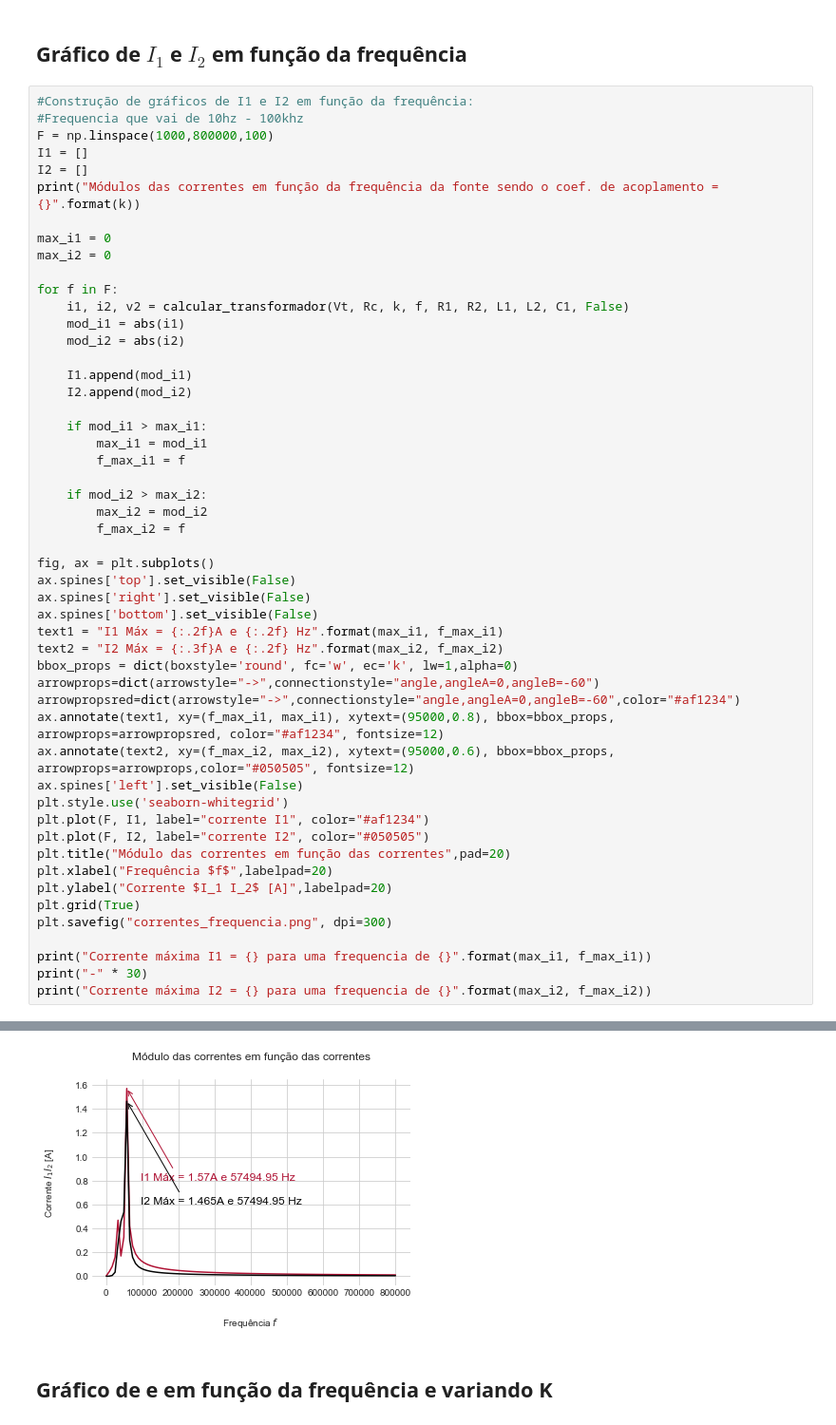
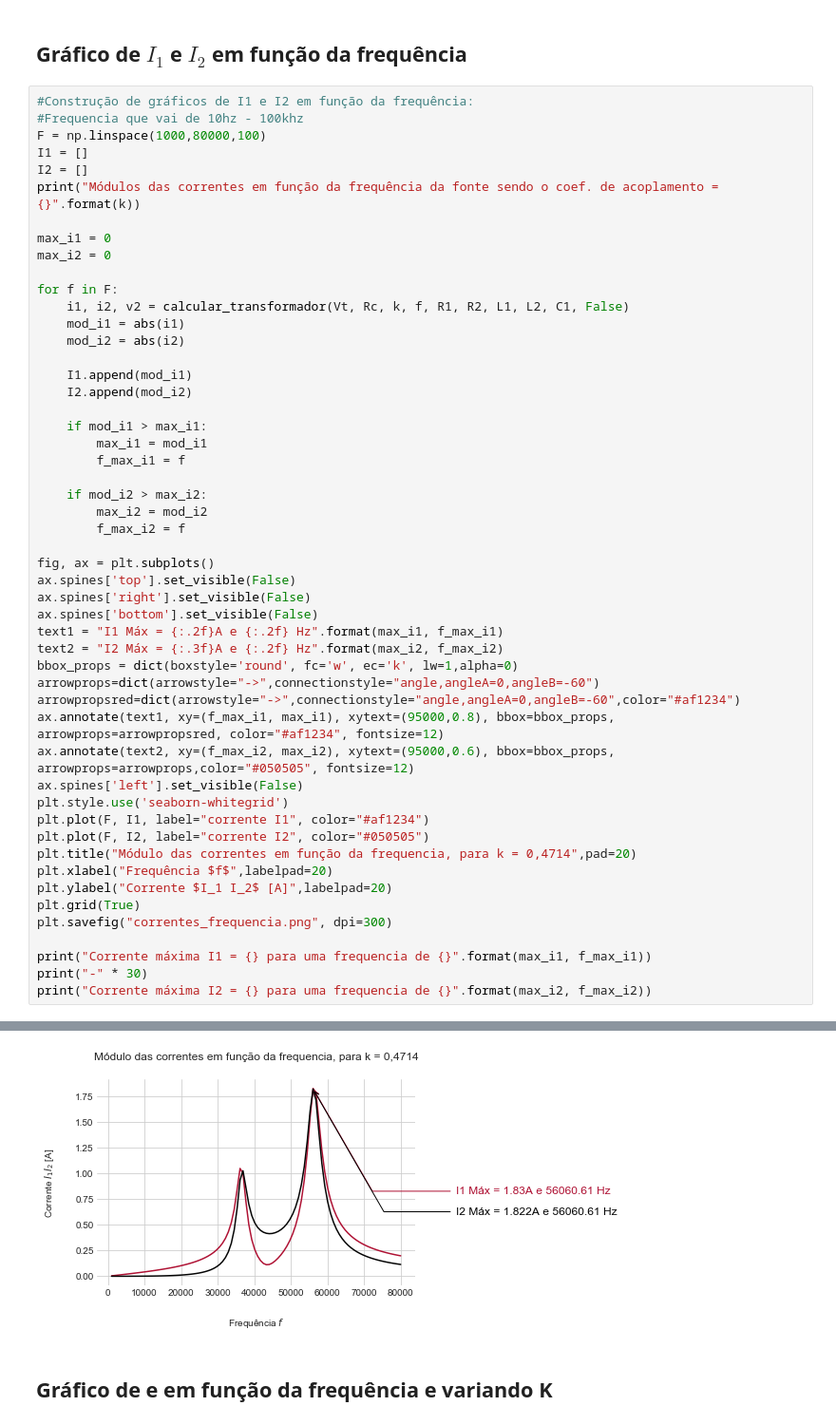
Before and after one commit to lucasfonseca19/projeto-eletromag, a Jupyter notebook: projeto.ipynb, the cells around one changed output, grey strips where cells are left out. Shown at 95% size. Saved outputs shown, nothing was run; the diff lists cells and outputs as text.

```diff
--- a/projeto.ipynb
+++ b/projeto.ipynb
@@ -116,7 +116,7 @@ Relação V1/V2 = 0.19381417
 # %%
 #Construção de gráficos de I1 e I2 em função da frequência:
 #Frequencia que vai de 10hz - 100khz
-F = np.linspace(1000,800000,100)
+F = np.linspace(1000,80000,100)
 I1 = []
 I2 = []
 print("Módulos das correntes em função da frequência da fonte sendo o coef. de acoplamento = {}".format(k))
@@ -155,7 +155,7 @@ ax.spines['left'].set_visible(False)
 plt.style.use('seaborn-whitegrid')
 plt.plot(F, I1, label="corrente I1", color="#af1234")
 plt.plot(F, I2, label="corrente I2", color="#050505")
-plt.title("Módulo das correntes em função das correntes",pad=20)
+plt.title("Módulo das correntes em função da frequencia, para k = 0,4714",pad=20)
 plt.xlabel("Frequência $f$",labelpad=20)
 plt.ylabel("Corrente $I_1 I_2$ [A]",labelpad=20)
 plt.grid(True)
@@ -172,4 +172,4 @@ Corrente máxima I2 = 1.464768145242599 para uma frequencia de 57494.9494949495
-[figure, old version]
+[figure, new version]
 # %% [markdown]
 ## Gráfico de   e   em função da frequência e variando K
 # %%
```
Also changed, not shown: parts of 3 cells of this notebook, 1 other file.
